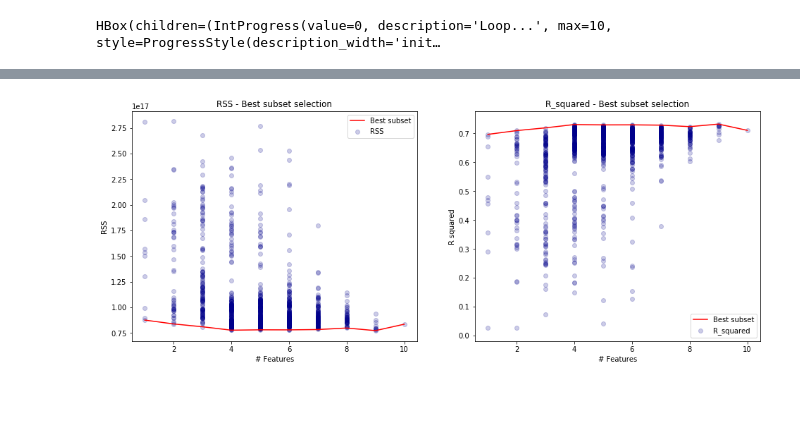
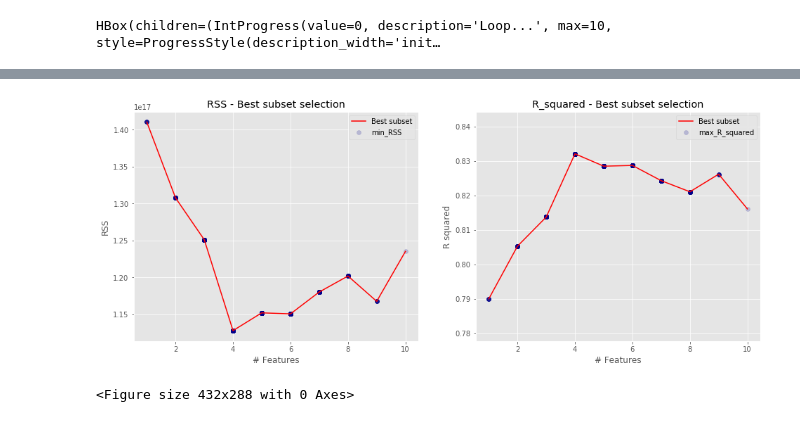
Before and after one commit to vivekpadia70/thinkful-data-science, a Jupyter notebook: Unit 3 Capstone.ipynb, the cells around one changed output, grey strips where cells are left out. Saved outputs shown, nothing was run; the diff lists cells and outputs as text; code cells hidden in the pictures; blank space fills up the shorter version.

```diff
--- a/Unit 3 Capstone.ipynb
+++ b/Unit 3 Capstone.ipynb
@@ -28,6 +28,8 @@ from tqdm import tnrange, tqdm_notebook
 import itertools
 import time
 
+plt.style.use('ggplot')
+
 %matplotlib inline
 # %% [markdown]
 we will be using commodity trade data from here(https://www.kaggle.com/unitednations/global-commodity-trade-statistics). This data has 8225871 x 10 data points so it's a huge data to train models. Bigger data has advantages of higher accuracy but it takes too much time to train model.
@@ -492,22 +498,24 @@ errors_df.head()
 # %%
 fig = plt.figure(figsize = (16,6))
 ax = fig.add_subplot(1, 2, 1)
 
-ax.scatter(errors_df.numb_features,errors_df.RSS, alpha = .2, color = 'darkblue' )
+ax.scatter(errors_df.numb_features,errors_df.min_RSS, alpha = .2, color = 'darkblue' )
 ax.set_xlabel('# Features')
 ax.set_ylabel('RSS')
 ax.set_title('RSS - Best subset selection')
 ax.plot(errors_df.numb_features,errors_df.min_RSS,color = 'r', label = 'Best subset')
 ax.legend()
 
 ax = fig.add_subplot(1, 2, 2)
-ax.scatter(errors_df.numb_features,errors_df.R_squared, alpha = .2, color = 'darkblue' )
+ax.scatter(errors_df.numb_features,errors_df.max_R_squared, alpha = .2, color = 'darkblue' )
 ax.plot(errors_df.numb_features,errors_df.max_R_squared,color = 'r', label = 'Best subset')
 ax.set_xlabel('# Features')
 ax.set_ylabel('R squared')
 ax.set_title('R_squared - Best subset selection')
 ax.legend()
 
 plt.show()
+plt.savefig("Error_occurance.png")
 # %% [output]
-[figure, old version]
+[figure, new version]
+<Figure size 432x288 with 0 Axes>
```
Also changed, not shown: parts of 8 cells of this notebook, 10 other files.
